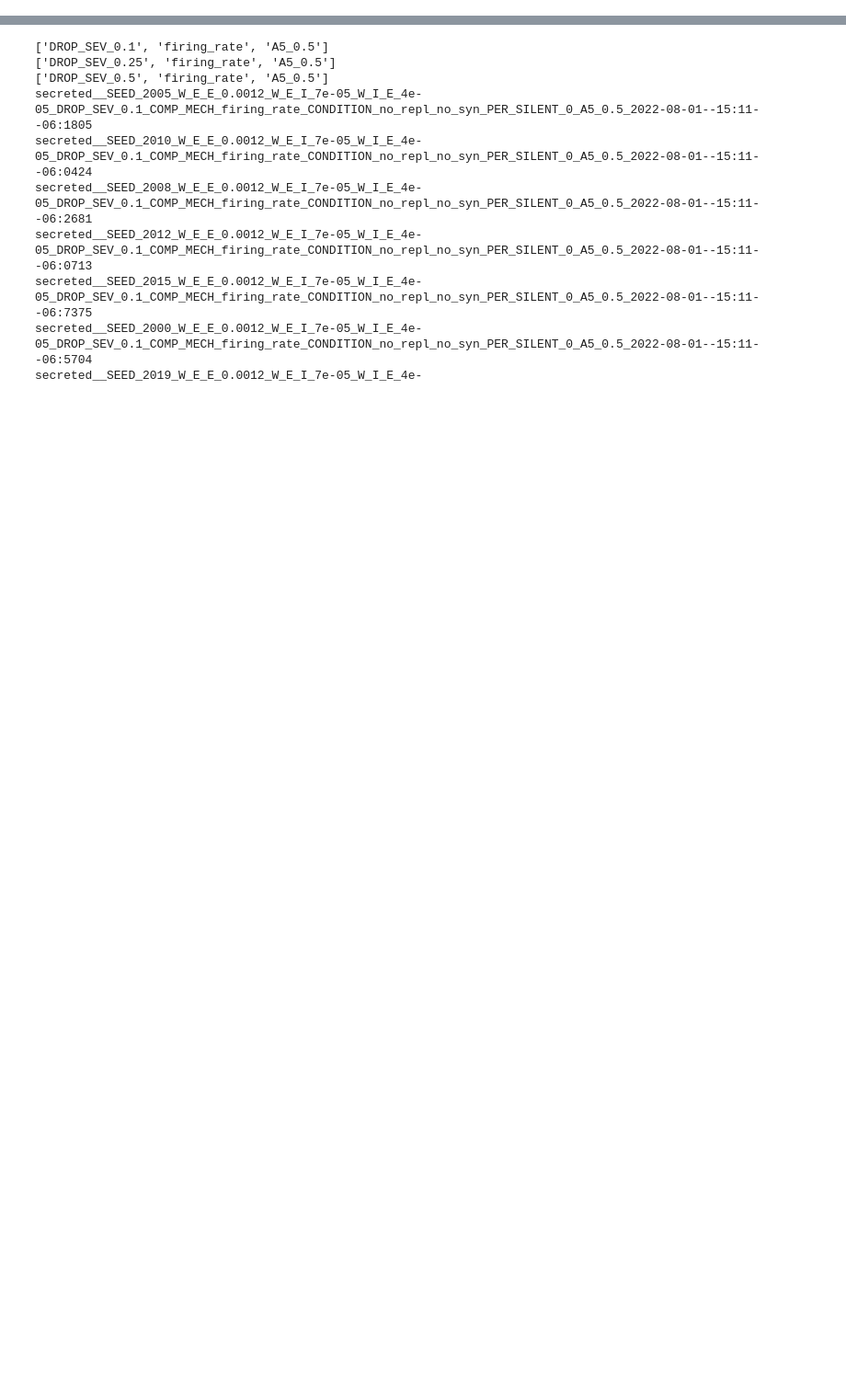
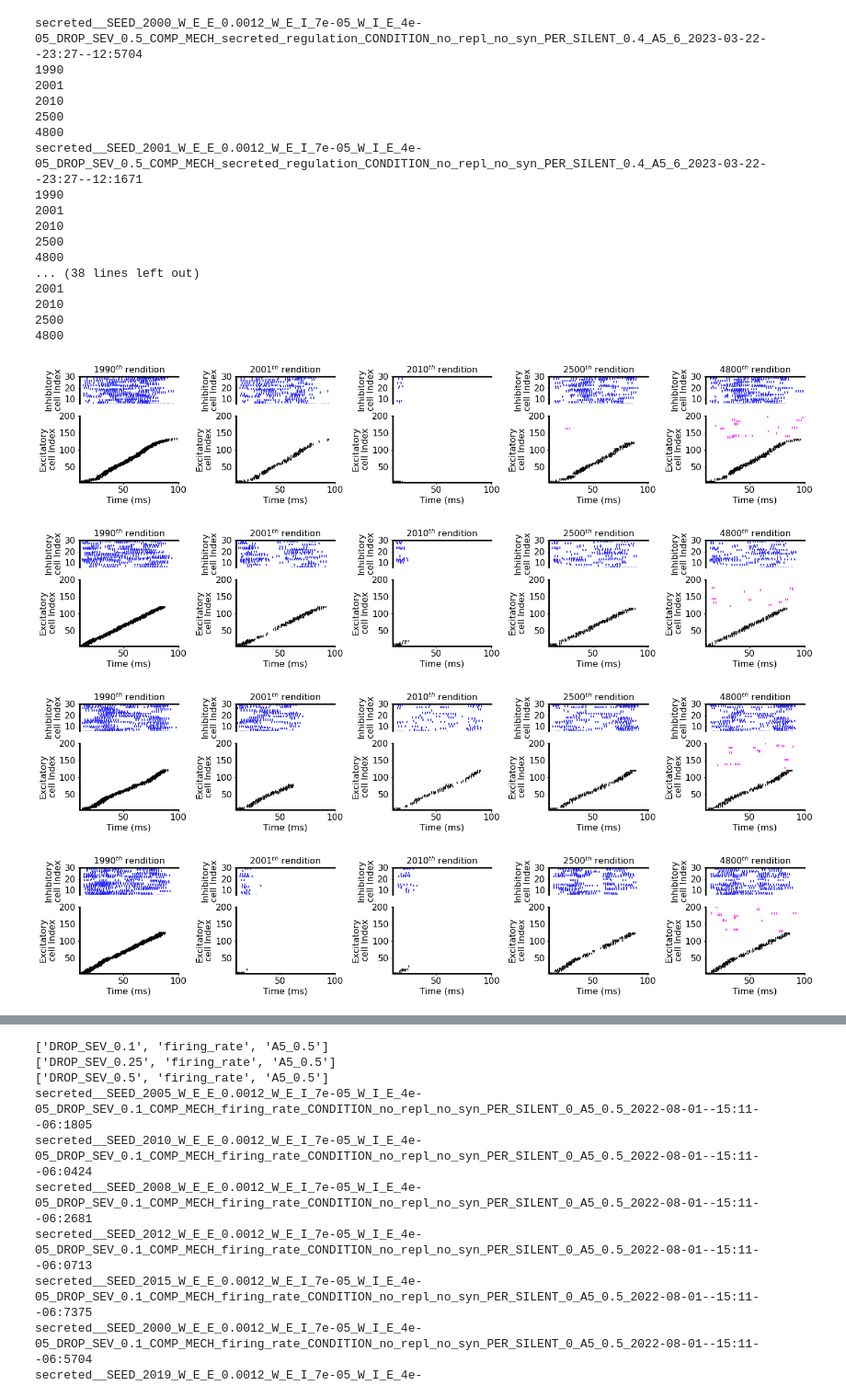
Before and after one commit to davidgbe/spiking_sequence, a Jupyter notebook: spiking_network_model_22_12_13/nb.ipynb, the cells around one changed output, grey strips where cells are left out. Shown at 92% size. Cells and saved outputs as stored; diff of their text form; code cells hidden in the pictures; blank space fills up the shorter version.

```diff
--- a/spiking_network_model_22_12_13/nb.ipynb
+++ b/spiking_network_model_22_12_13/nb.ipynb
@@ -439,0 +533,32 @@ gradual_dropout_60_per_2023-02-17--12:57--51:0389
+# %%
+make_figure_1_sparse(
+    ['DROP_SEV_0.5_COMP_MECH_secreted_regulation', 'PER_SILENT_0.4_', 'A5_6'],
+    cell_range=(0, 200),
+    new_cell_idx=200,
+    timepoints=[1990, 2001, 2010, 2500, 4800],
+    sort_timepoint=1990,
+    per_shown=1.,
+    color='#c41f3b',
+)
+# %% [output]
+secreted__SEED_2000_W_E_E_0.0012_W_E_I_7e-05_W_I_E_4e-05_DROP_SEV_0.5_COMP_MECH_secreted_regulation_CONDITION_no_repl_no_syn_PER_SILENT_0.4_A5_6_2023-03-22--23:27--12:5704
+1990
+2001
+2010
+2500
+4800
+secreted__SEED_2001_W_E_E_0.0012_W_E_I_7e-05_W_I_E_4e-05_DROP_SEV_0.5_COMP_MECH_secreted_regulation_CONDITION_no_repl_no_syn_PER_SILENT_0.4_A5_6_2023-03-22--23:27--12:1671
+1990
+2001
+2010
+2500
+4800
+... (38 lines left out)
+2001
+2010
+2500
+4800
+[figure, added]
+[figure, added]
+[figure, added]
+[figure, added]
```
Also changed, not shown: parts of 9 cells of this notebook, 2 other files.
